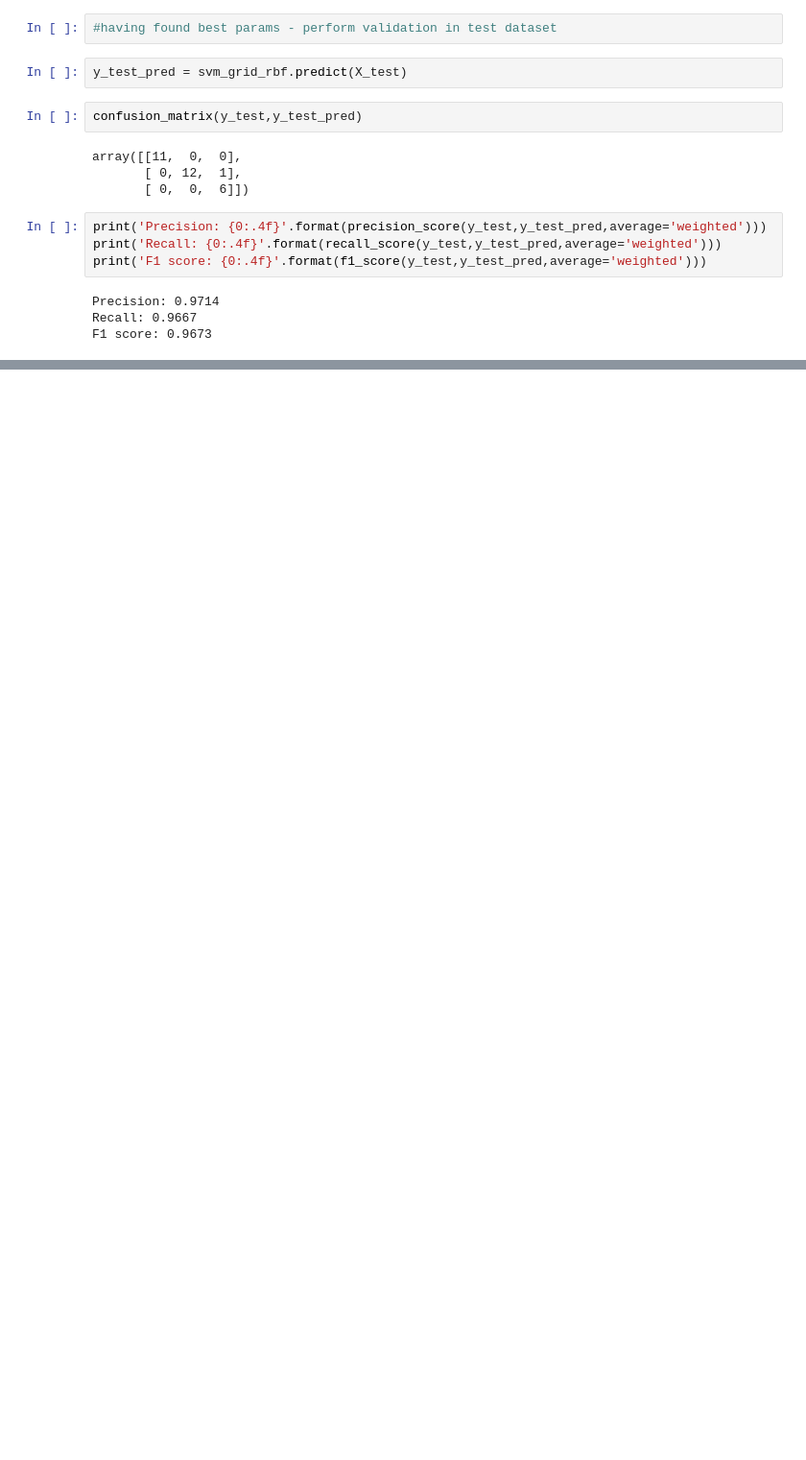
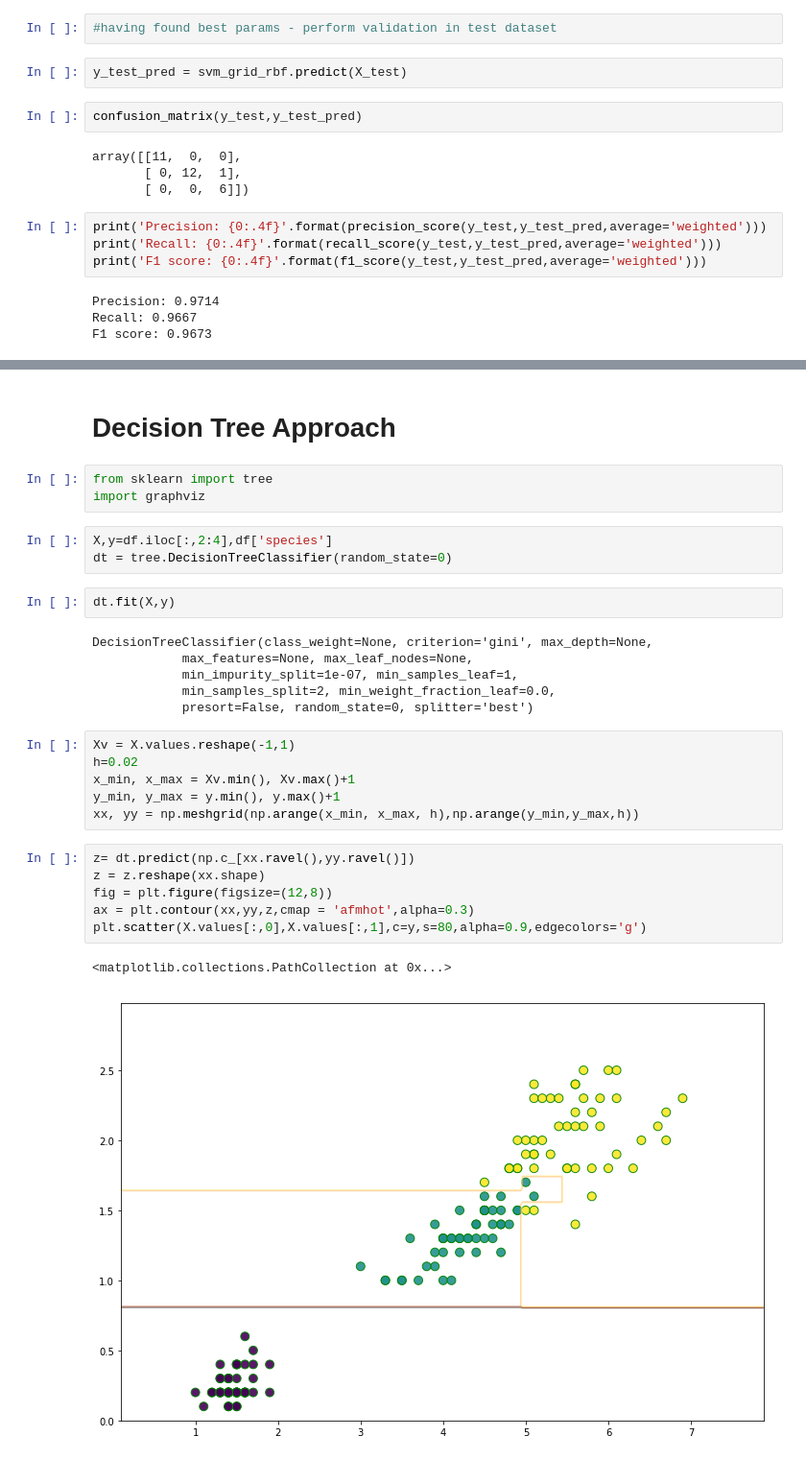
Before and after one commit to aleksandarpantovic/Python-Projects, a Jupyter notebook: SVM-Iris.ipynb, the cells around one changed output, grey strips where cells are left out. Shown: that part at 96% size. Cells and saved outputs as stored; diff of their text form; blank space fills up the shorter version.

```diff
--- a/SVM-Iris.ipynb
+++ b/SVM-Iris.ipynb
@@ -304,0 +303,31 @@ F1 score: 0.9673
+# %% [markdown]
+# Decision Tree Approach
+# %%
+from sklearn import tree
+import graphviz
+# %%
+X,y=df.iloc[:,2:4],df['species']
+dt = tree.DecisionTreeClassifier(random_state=0)
+# %%
+dt.fit(X,y)
+# %% [output]
+DecisionTreeClassifier(class_weight=None, criterion='gini', max_depth=None,
+            max_features=None, max_leaf_nodes=None,
+            min_impurity_split=1e-07, min_samples_leaf=1,
+            min_samples_split=2, min_weight_fraction_leaf=0.0,
+            presort=False, random_state=0, splitter='best')
+# %%
+Xv = X.values.reshape(-1,1)
+h=0.02
+x_min, x_max = Xv.min(), Xv.max()+1
+y_min, y_max = y.min(), y.max()+1
+xx, yy = np.meshgrid(np.arange(x_min, x_max, h),np.arange(y_min,y_max,h))
+# %%
+z= dt.predict(np.c_[xx.ravel(),yy.ravel()])
+z = z.reshape(xx.shape)
+fig = plt.figure(figsize=(12,8))
+ax = plt.contour(xx,yy,z,cmap = 'afmhot',alpha=0.3)
+plt.scatter(X.values[:,0],X.values[:,1],c=y,s=80,alpha=0.9,edgecolors='g')
+# %% [output]
+<matplotlib.collections.PathCollection at 0x...>
+[figure, added]
```
Also changed, not shown: parts of 2 cells of this notebook.
